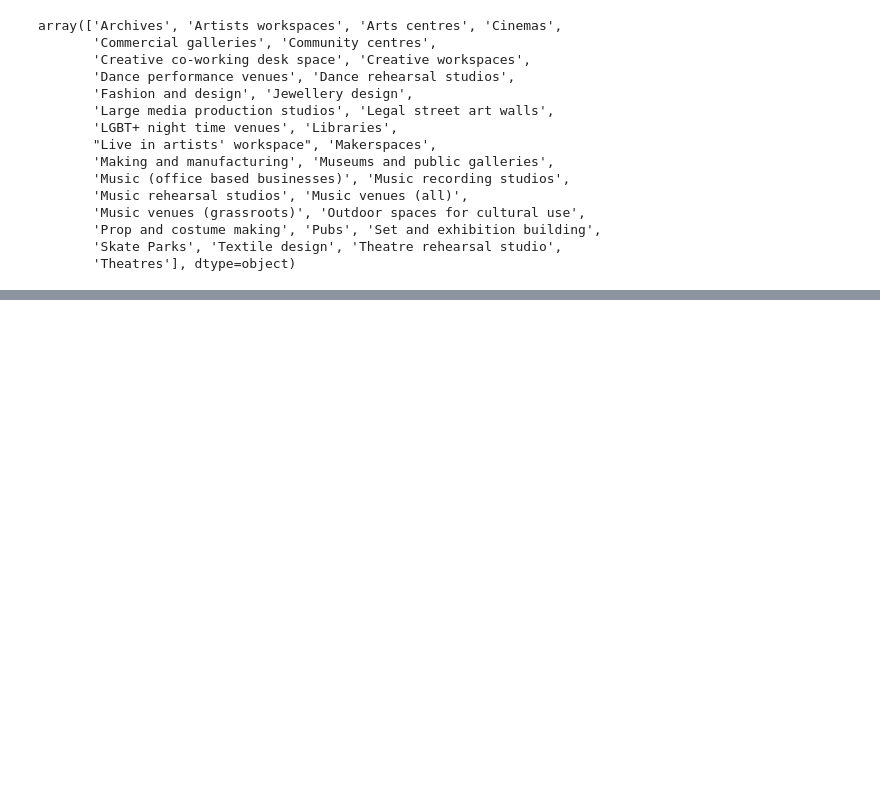
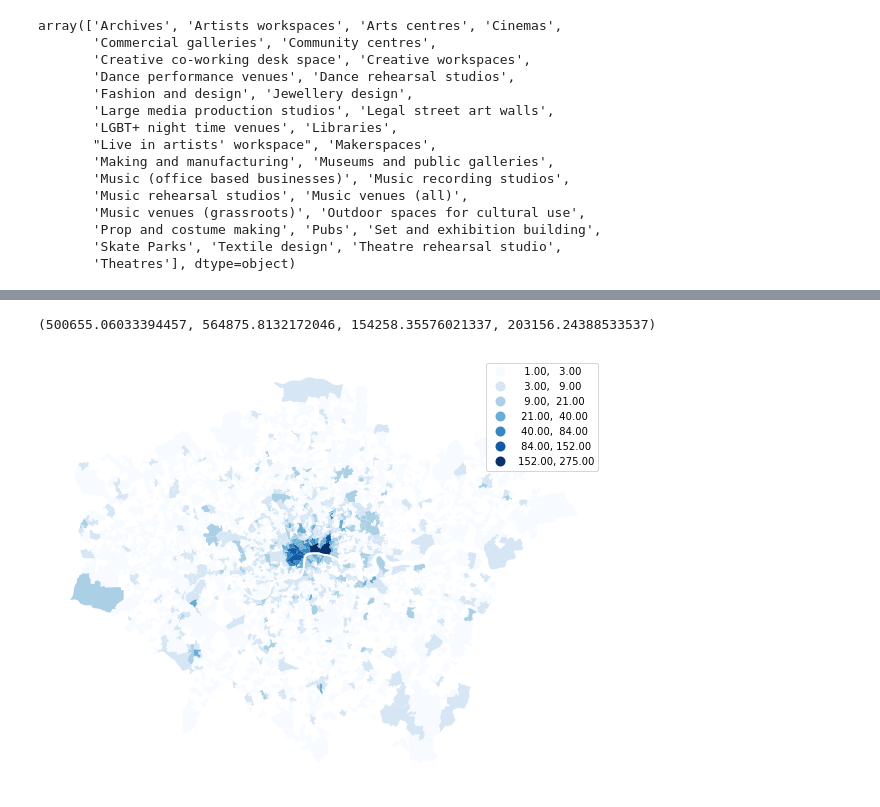
Before and after one commit to ZacharyP-E/are-you-gitting-me, a Jupyter notebook: 1.0 Data Wrangling.ipynb, the cells around one changed output, grey strips where cells are left out. Drawn from its saved outputs; the diff is of its cells as text; code cells hidden in the pictures; blank space fills up the shorter version.

Commit message:
Calculate cultural points per LSOA

```diff
--- a/1.0 Data Wrangling.ipynb
+++ b/1.0 Data Wrangling.ipynb
@@ -118,6 +119,9 @@ dtype: object
 #Convert to spatial object (geopandas)
 gdf_cultural = gpd.GeoDataFrame(cultural,
       geometry=gpd.points_from_xy(cultural.longitude, cultural.latitude, crs='epsg:4326'))
+
+# Reproject to British National Grid
+gdf_cultural = gdf_cultural.to_crs(lsoa.crs)
 # %%
 #List of venue types
 gdf_cultural.venue_type.unique()
@@ -139,0 +146,10 @@ array(['Archives', 'Artists workspaces', 'Arts centres', 'Cinemas',
+# %%
+#Spatially joining the LSOA to each cultural point
+gdf_cultural = gdf_cultural.sjoin(lsoa, predicate="within")
+
+gdf_cultural["count"] = 1
+# %%
+#Summarise by LSOA
+count_by_lsoa = gdf_cultural.groupby('LSOA_CODE')['count'].sum().reset_index()
+
+#**Need to calculate rate by LSOA area OR population...
@@ -139,0 +165,18 @@ array(['Archives', 'Artists workspaces', 'Arts centres', 'Cinemas',
+# %%
+#Merge sum per LSOA back with the overall spatially referenced LSOA data
+lsoa_clt = lsoa.merge(count_by_lsoa, how="left", on="LSOA_CODE")
+# %%
+#An inital map identifying rates of professionalisation of AirBnB across London
+fig, ax = plt.subplots(1, figsize=(10,10))
+
+lsoa_clt.plot(column="count", legend=True, ax=ax, k=7, scheme = "fisher_jenks", cmap="Blues"
+              # , missing_kwds= dict(color = "lightgrey", label="No AirBnB's", edgecolor = "red", hatch= "///", linewidth=0.5)
+             )
+
+plt.axis("off")
+
+# plt.savefig("figures/proportion_of_professional_hosts.png", dpi=300, facecolor="white", bbox_inches="tight")
+# plt.show()
+# %% [output]
+(500655.06033394457, 564875.8132172046, 154258.35576021337, 203156.24388533537)
+[figure, added]
```
Also changed, not shown: parts of 3 cells of this notebook.
